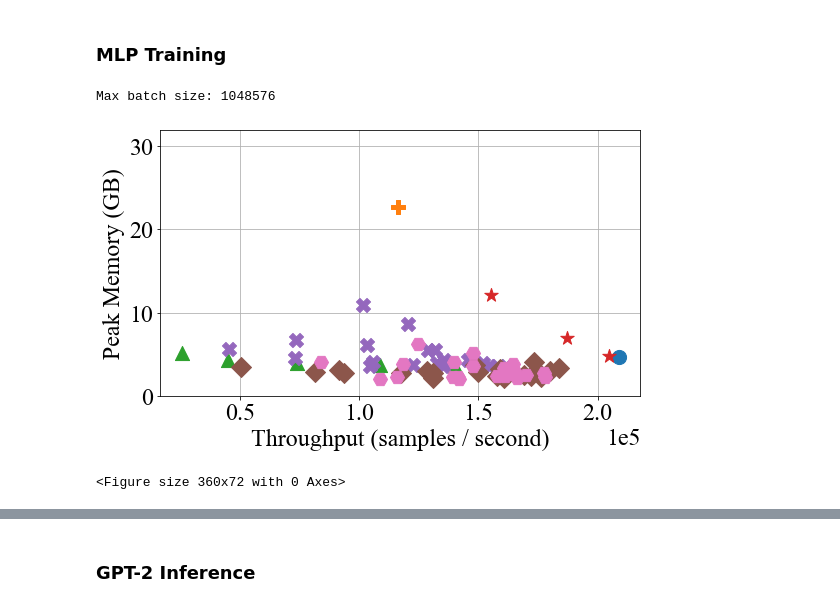
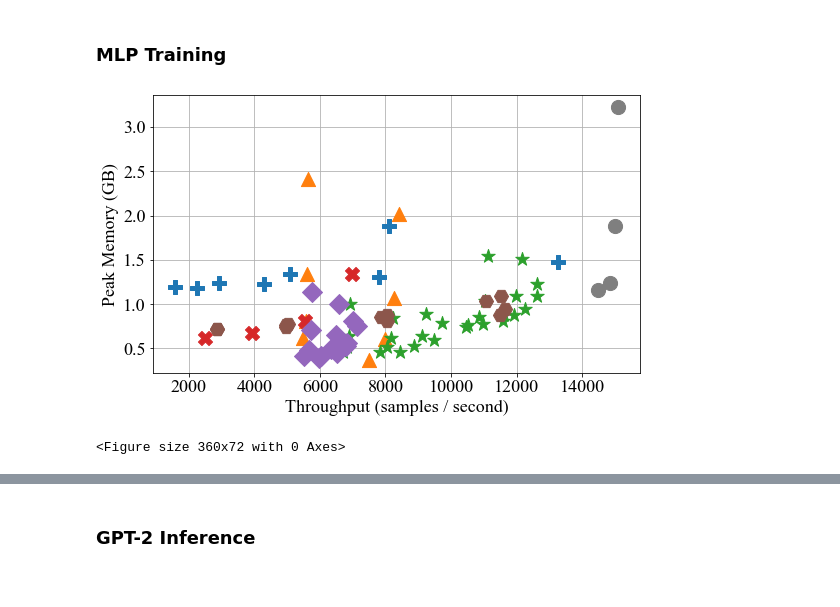
Before and after one commit to microsoft/dist-ir, a Jupyter notebook: notebooks/mlsys22_results.ipynb, the cells around one changed output, grey strips where cells are left out. Cells and saved outputs as stored; diff of their text form; code cells hidden in the pictures.

```diff
--- a/notebooks/mlsys22_results.ipynb
+++ b/notebooks/mlsys22_results.ipynb
@@ -872,26 +303,9 @@ plot_optimal_configurations(
 ## Memory usage vs throughput / latency
 # %%
 def plot_memory_usage_vs_metric(
-    simulation_filename,
-    model_size,
-    min_batch_size,
-    metric,
-    xlabel,
-    ylabel,
-    output_filename,
-    legend_output_filename=None,
-    batch_size=None,
+    simulation_filename, metric, xlabel, ylabel, output_filename, legend_output_filename=None
 ):
-    plt.rc('xtick', labelsize=24)
-    plt.rc('ytick', labelsize=24)
-    plt.rc('axes', labelsize=24)
     df = pd.read_csv(simulation_filename)
-    df = df[df["model_size"] == model_size]
-    df = df[df["peak_memory"] <= 32 * 1e9]
-    df = df[df["batch_size"] >= (min_batch_size / 2)]
-    print(f"Max batch size: {max(df['batch_size'].unique())}")
-    if batch_size is not None:
-        df = df[df["batch_size"] == batch_size]
     parallelism_styles = [
         get_parallelism_style(dp, hp, pp)
         for (dp, hp, pp) in df[["dp_degree", "hp_degree", "pp_degree"]].values
@@ -899,6 +313,7 @@ def plot_memory_usage_vs_metric(
     df["parallelism_style"] = parallelism_styles
     markers = ["o", "P", "^", "*", "X", "D", "H", "s"]
     colors = [
+        "#7f7f7f",  # middle gray
         "#1f77b4",  # muted blue
         "#ff7f0e",  # safety orange
         "#2ca02c",  # cooked asparagus green
@@ -906,11 +321,11 @@ def plot_memory_usage_vs_metric(
         "#9467bd",  # muted purple
         "#8c564b",  # chestnut brown
         "#e377c2",  # raspberry yogurt pink
-        "#7f7f7f",  # middle gray
         # "#bcbd22",  # curry yellow-green
         # "#17becf",  # blue-teal
     ]
     parallelism_styles = [
+        "Base",
         "D",
         "T",
         "P",
@@ -922,7 +337,6 @@ def plot_memory_usage_vs_metric(
     lines = []
     fig = pylab.figure(figsize=(8, 5))
     ax = fig.add_subplot(111)
-    ax.ticklabel_format(axis="x", style="sci", scilimits=(0, 0))
     figlegend = pylab.figure(figsize=(5, 1))
     for (parallelism_style, marker, color) in zip(parallelism_styles, markers, colors):
         lines.append(
@@ -937,7 +351,6 @@ def plot_memory_usage_vs_metric(
             )
         )
     ax.grid(zorder=0)
-    ax.set_ylim(0, 32)
     ax.set_xlabel(xlabel)
     ax.set_ylabel(ylabel)
     fig.tight_layout()
@@ -956,19 +369,15 @@ def plot_memory_usage_vs_metric(
 # %% [markdown]
 ### MLP Training
 # %%
-simulation_filename = "~/Downloads/mlp_dgx_simulated_grid_search_results_v2.csv"
+simulation_filename = "~/Downloads/mlp_grid_search_results_simulation_v100.csv"
 plot_memory_usage_vs_metric(
     simulation_filename,
-    "mlp-small",
-    0,
     "throughput",
     "Throughput (samples / second)",
     "Peak Memory (GB)",
-    os.path.join(FIGURES_DIR, "mlp-small_memory_vs_throughput.pdf"),
+    os.path.join(FIGURES_DIR, "mlp_training_memory_vs_throughput.pdf"),
     os.path.join(FIGURES_DIR, "mlp_training_memory_vs_throughput_legend.pdf"),
-    65536,
 )
 # %% [output]
+[figure, new version]
-Max batch size: 1048576
+<Figure size 360x72 with 0 Axes>
-[figure, old version]
-<Figure size 360x72 with 0 Axes>
```
Also changed, not shown: parts of 27 cells of this notebook, 1 other file.
